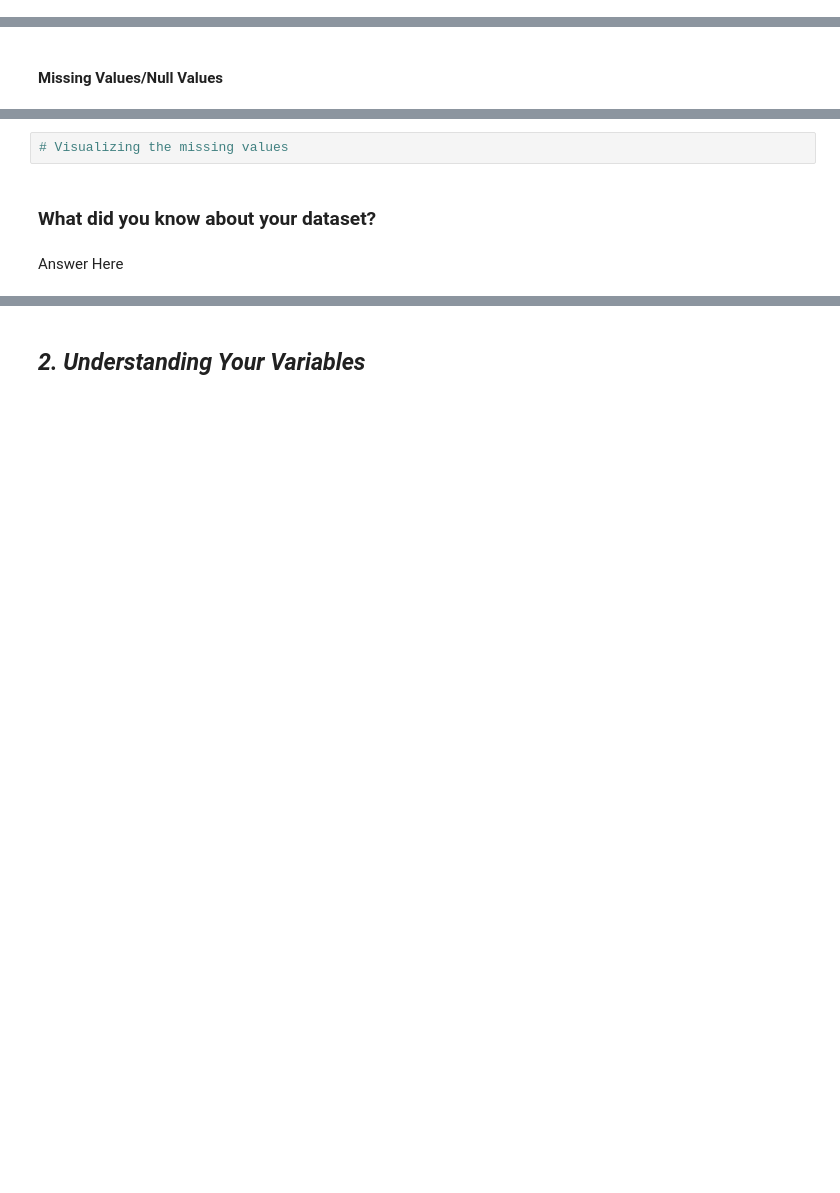
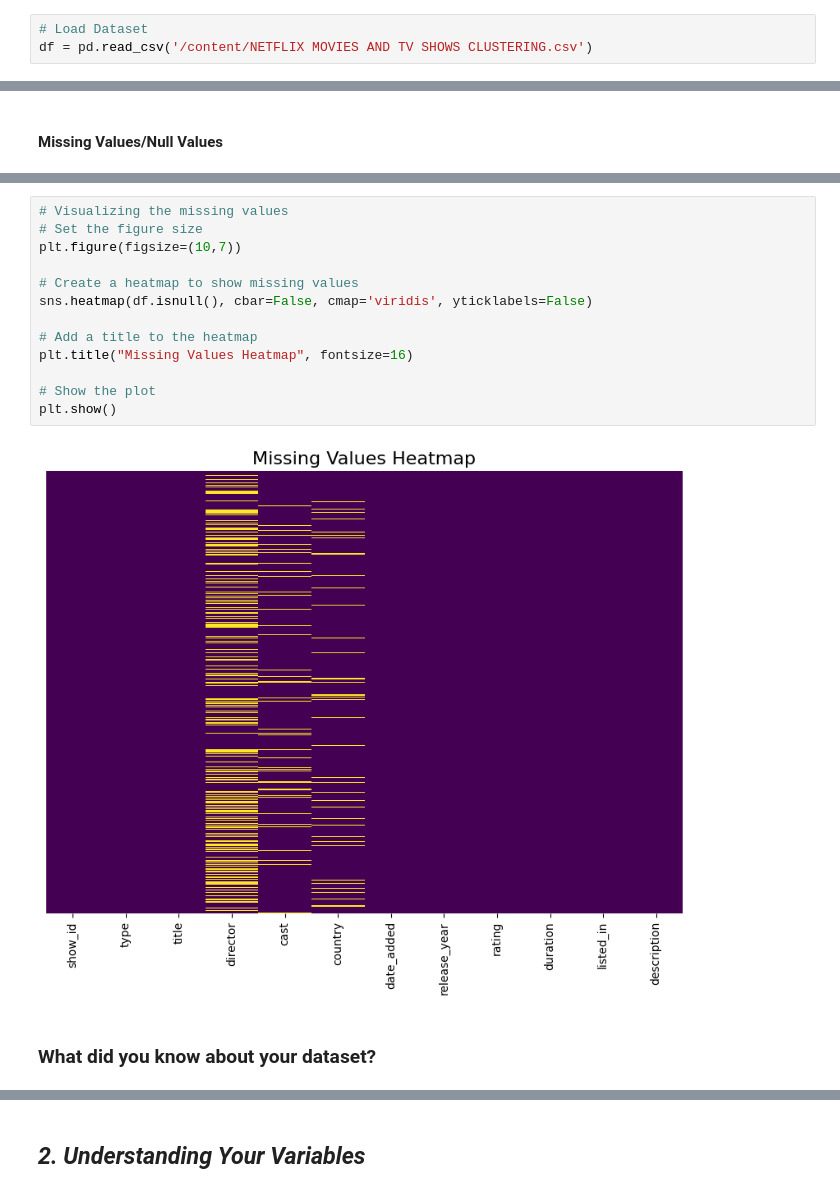
Before and after one commit to ImAbhijeetPanda/Netflix-Movies-and-TV-Shows-Clustering, a Jupyter notebook: Netflix_Unsupervised_ML.ipynb, the cells around one changed output, grey strips where cells are left out. Drawn from its saved outputs; the diff is of its cells as text; blank space fills up the shorter version.

```diff
--- a/Netflix_Unsupervised_ML.ipynb
+++ b/Netflix_Unsupervised_ML.ipynb
@@ -130,3 +144,6 @@ M - Multivariate Analysis
+# %%
+# Load Dataset
+df = pd.read_csv('/content/NETFLIX MOVIES AND TV SHOWS CLUSTERING.csv')
 # %% [markdown]
 ### Dataset First View
 # %%
@@ -150,6 +227,17 @@ M - Multivariate Analysis
-# %%
-# Visualizing the missing values
+# %%
+# Visualizing the missing values
+# Set the figure size
+plt.figure(figsize=(10,7))
+
+# Create a heatmap to show missing values
+sns.heatmap(df.isnull(), cbar=False, cmap='viridis', yticklabels=False)
+
+# Add a title to the heatmap
+plt.title("Missing Values Heatmap", fontsize=16)
+
+# Show the plot
+plt.show()
+# %% [output]
+[figure, added]
 # %% [markdown]
 ### What did you know about your dataset?
-# %% [markdown]
-Answer Here
```
Also changed, not shown: parts of 24 cells of this notebook.
